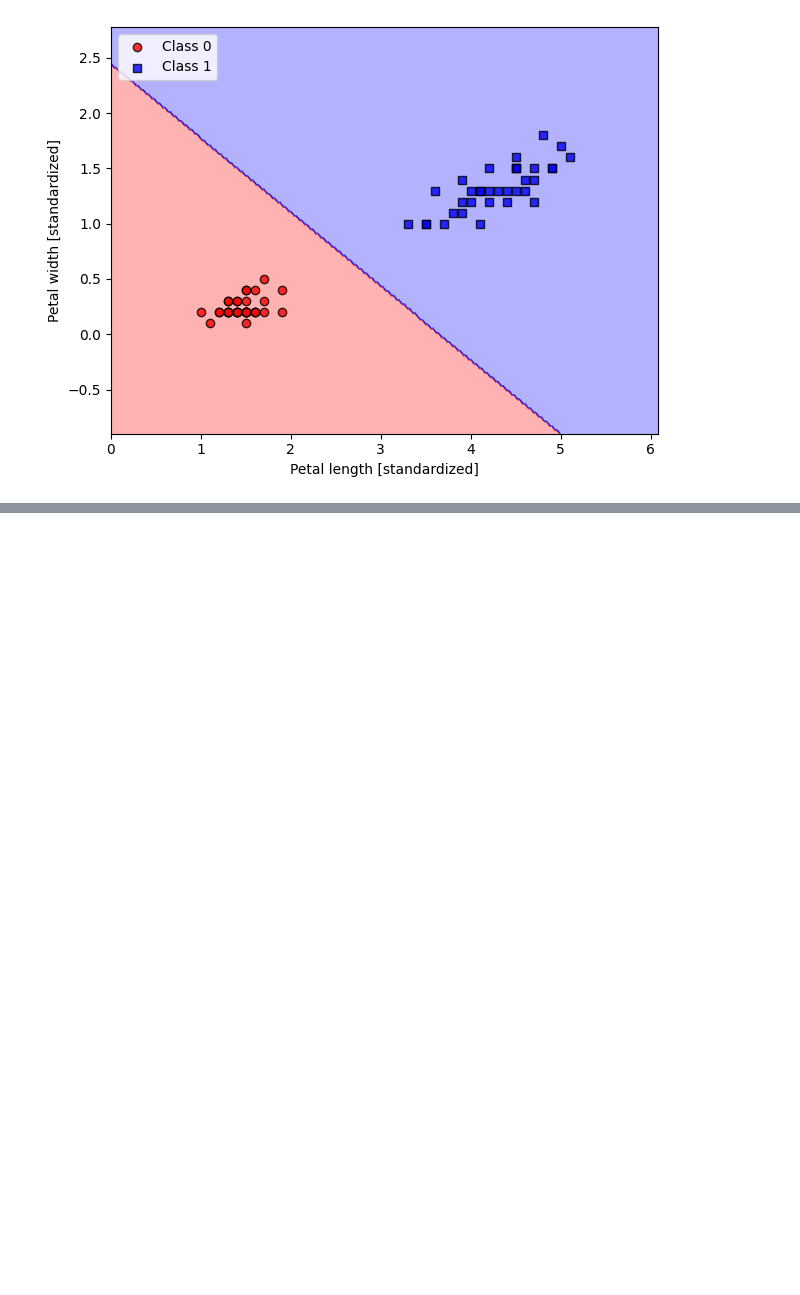
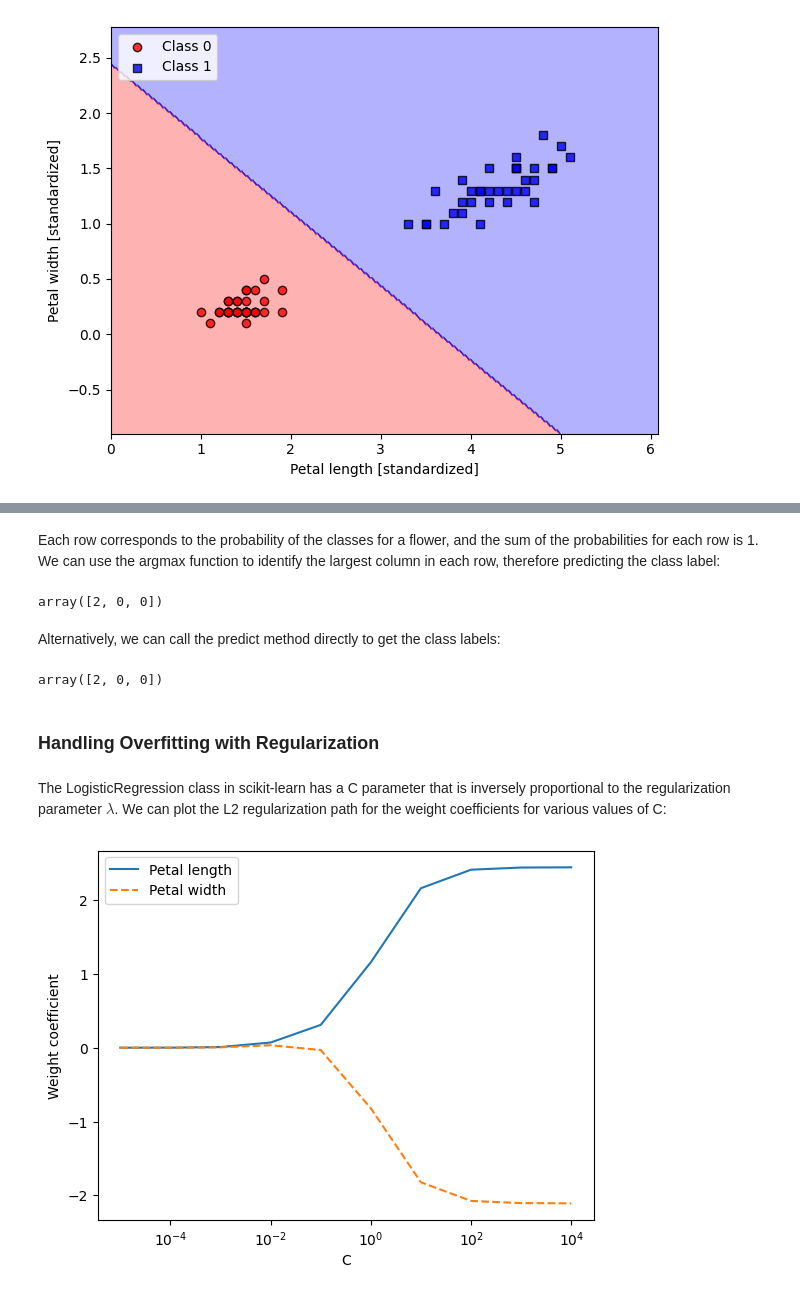
Before and after one commit to kaanoram/ML-Pytorch-SkLearn-Study, a Jupyter notebook: chapters/chapter_03/ch03.ipynb, the cells around one changed output, grey strips where cells are left out. Saved outputs shown, nothing was run; the diff lists cells and outputs as text; code cells hidden in the pictures; blank space fills up the shorter version.

```diff
--- a/chapters/chapter_03/ch03.ipynb
+++ b/chapters/chapter_03/ch03.ipynb
@@ -304,0 +334,37 @@ plt.show()
+# %% [markdown]
+Each row corresponds to the probability of the classes for a flower, and the sum of the probabilities for each row is 1. We can use the argmax function to identify the largest column in each row, therefore predicting the class label:
+# %%
+lr.predict_proba(X_test_std[:3, :]).argmax(axis=1)
+# %% [output]
+array([2, 0, 0])
+# %% [markdown]
+ Alternatively, we can call the predict method directly to get the class labels:
+# %%
+lr.predict(X_test_std[:3, :])
+# %% [output]
+array([2, 0, 0])
+# %% [markdown]
+### Handling Overfitting with Regularization
+# %% [markdown]
+The LogisticRegression class in scikit-learn has a C parameter that is inversely proportional to the regularization parameter $\lambda$. We can plot the L2 regularization path for the weight coefficients for various values of C:
+# %%
+weights, params = [], []
+
+for c in np.arange(-5, 5):
+    lr = OneVsRestClassifier(LogisticRegression(C=10.**c, solver='lbfgs'))
+    lr.fit(X_train_std, y_train)
+    weights.append(lr.estimators_[1].coef_[0])
+    params.append(10.**c)
+
+weights = np.array(weights)
+plt.plot(params, weights[:, 0],
+         label='Petal length')
+plt.plot(params, weights[:, 1], linestyle='--',
+         label='Petal width')
+plt.ylabel('Weight coefficient')
+plt.xlabel('C')
+plt.legend(loc='upper left')
+plt.xscale('log')
+plt.show()
+# %% [output]
+[figure, added]
```
Also changed, not shown: parts of 22 cells of this notebook.
